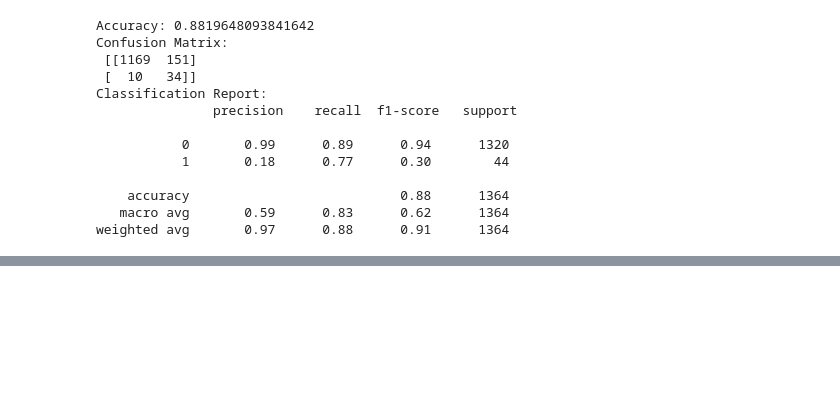
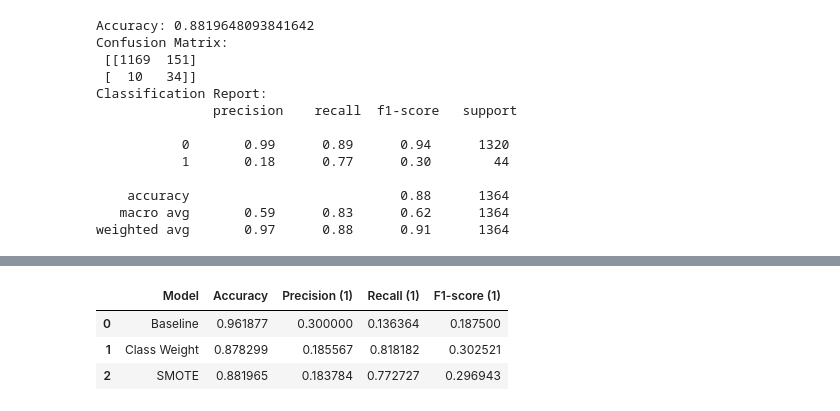
Before and after one commit to SLIIT-Y4S1-ORG/ML-IT4060-ASSIGNMENT01, a Jupyter notebook: Logistic_Regression/logistic_model.ipynb, the cells around one changed output, grey strips where cells are left out. Drawn from its saved outputs; the diff is of its cells as text; code cells hidden in the pictures; blank space fills up the shorter version.

Commit message:
Compare Logistic Regression models and select best approach for imbalanced classification.

```diff
--- a/Logistic_Regression/logistic_model.ipynb
+++ b/Logistic_Regression/logistic_model.ipynb
@@ -57,7 +57,7 @@ model.fit(X_train, y_train)
 LogisticRegression(class_weight='balanced', max_iter=1000, penalty='l2')
 # %%
 # Make predictions
-y_pred = model.predict(X_test)
+y_pred_balanced = model.predict(X_test)
 # %%
 # Evaluate model
 from sklearn.metrics import accuracy_score, confusion_matrix, classification_report
@@ -202,0 +203,27 @@ plt.show()
+# %%
+# Overall model evaluation summary
+from sklearn.metrics import accuracy_score, precision_score, recall_score, f1_score
+import pandas as pd
+
+def evaluate_model(name, y_true, y_pred):
+    return {
+        "Model": name,
+        "Accuracy": accuracy_score(y_true, y_pred),
+        "Precision (1)": precision_score(y_true, y_pred, pos_label=1),
+        "Recall (1)": recall_score(y_true, y_pred, pos_label=1),
+        "F1-score (1)": f1_score(y_true, y_pred, pos_label=1)
+    }
+
+results = []
+
+results.append(evaluate_model("Baseline", y_test, y_pred))
+results.append(evaluate_model("Class Weight", y_test, y_pred_balanced))
+results.append(evaluate_model("SMOTE", y_test, y_pred_smote))
+
+results_df = pd.DataFrame(results)
+results_df
+# %% [output]
+|  | Model | Accuracy | Precision (1) | Recall (1) | F1-score (1) |
+| 0 | Baseline | 0.961877 | 0.300000 | 0.136364 | 0.187500 |
+| 1 | Class Weight | 0.878299 | 0.185567 | 0.818182 | 0.302521 |
+| 2 | SMOTE | 0.881965 | 0.183784 | 0.772727 | 0.296943 |
```
Also changed, not shown: parts of 5 cells of this notebook.
